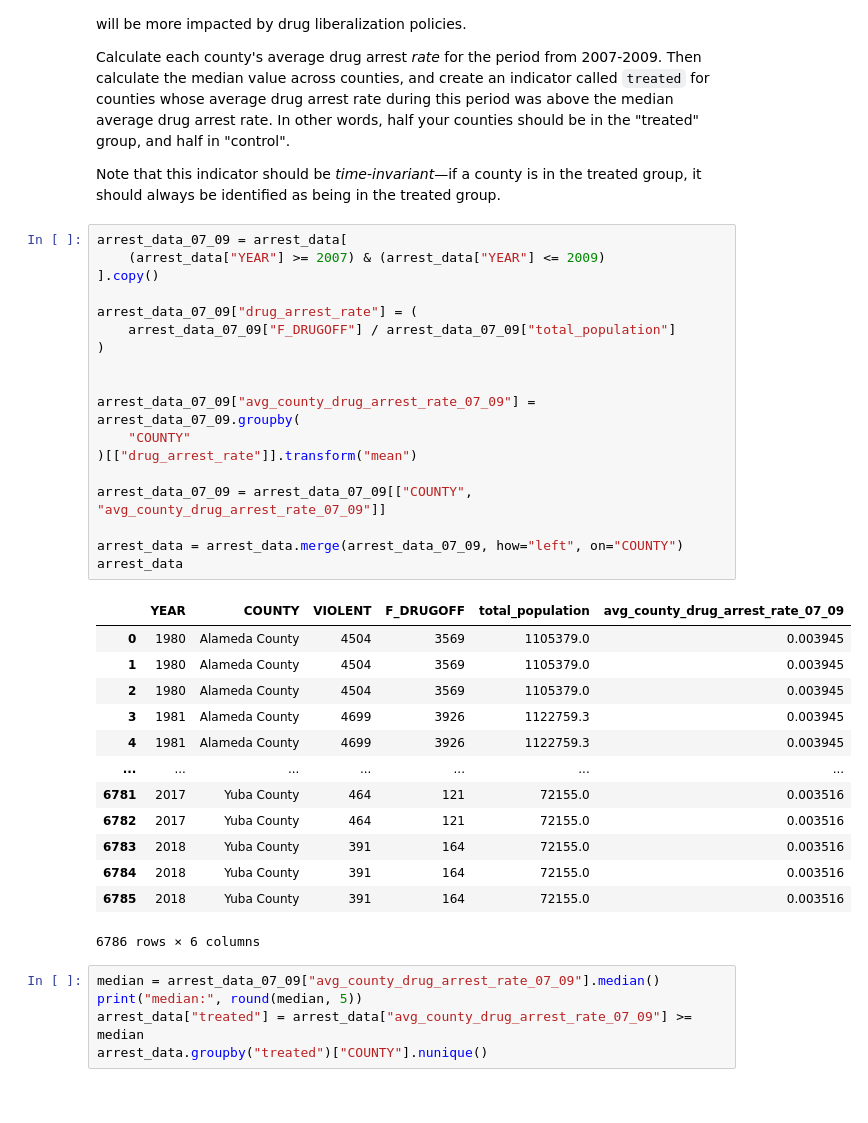
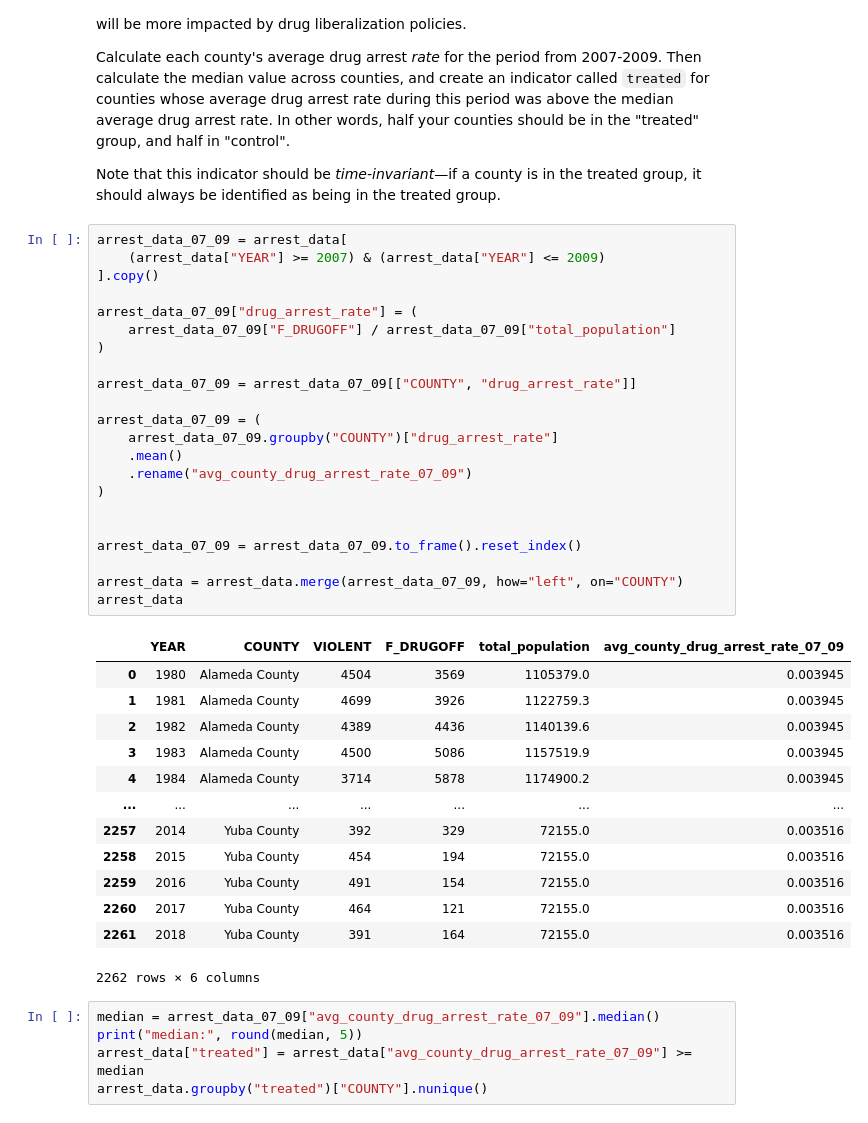
Before and after one commit to BarbaraPFloresRios/IDS701_UnifyingDataScience_CausalInference, a Jupyter notebook: 20240419_ExerciseDiffindiff/exercise_diffindiff.ipynb, the cells around one changed output. Saved outputs shown, nothing was run; the diff lists cells and outputs as text.

```diff
--- a/20240419_ExerciseDiffindiff/exercise_diffindiff.ipynb
+++ b/20240419_ExerciseDiffindiff/exercise_diffindiff.ipynb
@@ -86,35 +86,39 @@ Note that this indicator should be *time-invariant*—if a county is in the trea
 # %%
 arrest_data_07_09 = arrest_data[
     (arrest_data["YEAR"] >= 2007) & (arrest_data["YEAR"] <= 2009)
 ].copy()
 
 arrest_data_07_09["drug_arrest_rate"] = (
     arrest_data_07_09["F_DRUGOFF"] / arrest_data_07_09["total_population"]
 )
 
+arrest_data_07_09 = arrest_data_07_09[["COUNTY", "drug_arrest_rate"]]
 
-arrest_data_07_09["avg_county_drug_arrest_rate_07_09"] = arrest_data_07_09.groupby(
-    "COUNTY"
-)[["drug_arrest_rate"]].transform("mean")
+arrest_data_07_09 = (
+    arrest_data_07_09.groupby("COUNTY")["drug_arrest_rate"]
+    .mean()
+    .rename("avg_county_drug_arrest_rate_07_09")
+)
 
-arrest_data_07_09 = arrest_data_07_09[["COUNTY", "avg_county_drug_arrest_rate_07_09"]]
+
+arrest_data_07_09 = arrest_data_07_09.to_frame().reset_index()
 
 arrest_data = arrest_data.merge(arrest_data_07_09, how="left", on="COUNTY")
 arrest_data
 # %% [output]
 |  | YEAR | COUNTY | VIOLENT | F_DRUGOFF | total_population | avg_county_drug_arrest_rate_07_09 |
 | 0 | 1980 | Alameda County | 4504 | 3569 | 1105379.0 | 0.003945 |
-| 1 | 1980 | Alameda County | 4504 | 3569 | 1105379.0 | 0.003945 |
-| 2 | 1980 | Alameda County | 4504 | 3569 | 1105379.0 | 0.003945 |
-| 3 | 1981 | Alameda County | 4699 | 3926 | 1122759.3 | 0.003945 |
-| 4 | 1981 | Alameda County | 4699 | 3926 | 1122759.3 | 0.003945 |
+| 1 | 1981 | Alameda County | 4699 | 3926 | 1122759.3 | 0.003945 |
+| 2 | 1982 | Alameda County | 4389 | 4436 | 1140139.6 | 0.003945 |
+| 3 | 1983 | Alameda County | 4500 | 5086 | 1157519.9 | 0.003945 |
+| 4 | 1984 | Alameda County | 3714 | 5878 | 1174900.2 | 0.003945 |
 | ... | ... | ... | ... | ... | ... | ... |
-| 6781 | 2017 | Yuba County | 464 | 121 | 72155.0 | 0.003516 |
-| 6782 | 2017 | Yuba County | 464 | 121 | 72155.0 | 0.003516 |
-| 6783 | 2018 | Yuba County | 391 | 164 | 72155.0 | 0.003516 |
-| 6784 | 2018 | Yuba County | 391 | 164 | 72155.0 | 0.003516 |
-| 6785 | 2018 | Yuba County | 391 | 164 | 72155.0 | 0.003516 |
+| 2257 | 2014 | Yuba County | 392 | 329 | 72155.0 | 0.003516 |
+| 2258 | 2015 | Yuba County | 454 | 194 | 72155.0 | 0.003516 |
+| 2259 | 2016 | Yuba County | 491 | 154 | 72155.0 | 0.003516 |
+| 2260 | 2017 | Yuba County | 464 | 121 | 72155.0 | 0.003516 |
+| 2261 | 2018 | Yuba County | 391 | 164 | 72155.0 | 0.003516 |
-6786 rows × 6 columns
+2262 rows × 6 columns
 # %%
 median = arrest_data_07_09["avg_county_drug_arrest_rate_07_09"].median()
 print("median:", round(median, 5))
```
Also changed, not shown: parts of 8 cells of this notebook, 2 other files.
